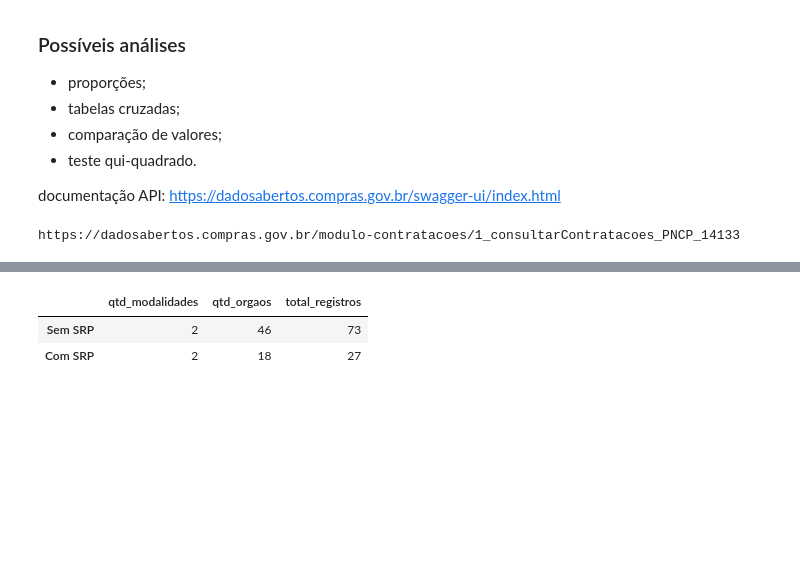
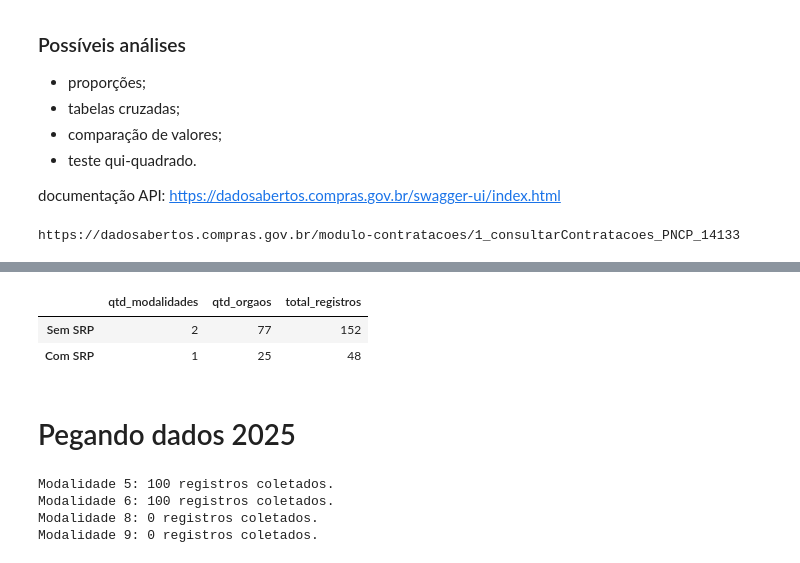
Before and after one commit to VictorLapaDev/Faculdade, a Jupyter notebook: 2-Semestre/4 Feira - Arquitetura de Dados/26.09.09/notebook.ipynb, the cells around one changed output, grey strips where cells are left out. Drawn from its saved outputs; the diff is of its cells as text; code cells hidden in the pictures; blank space fills up the shorter version.

```diff
--- a/2-Semestre/4 Feira - Arquitetura de Dados/26.09.09/notebook.ipynb
+++ b/2-Semestre/4 Feira - Arquitetura de Dados/26.09.09/notebook.ipynb
@@ -65,9 +67,9 @@ def extrair_registros(json_resposta):
 for modalidade in modalidades:
     params = {
         "pagina": 1,
-        "tamanhoPagina": 50,
-        "dataPublicacaoPncpInicial": "2025-01-01",
-        "dataPublicacaoPncpFinal": "2025-12-31",
+        "tamanhoPagina": 100,
+        "dataPublicacaoPncpInicial": "2024-01-01",
+        "dataPublicacaoPncpFinal": "2024-12-31",
         "codigoModalidade": modalidade
     }
 
@@ -124,5 +94,5 @@ Quantidade de registros encontrados: 0
 # %%
-print("JSON retornado:", registros)
-df = pd.json_normalize(registros)
-df.head()
+# print("JSON retornado:", registros)
+df_24 = pd.json_normalize(todos_registros)
+df_24.head()
 # %% [output]
@@ -191,15 +197,17 @@ df_resumido.head(10)
 # %%
 # GroupBy agregando com nunique (únicos) e count (total de registros)
-df_qnt_modalidade_orgao = df_resumido.groupby('srp').agg(
+df_qnt_modalidade_orgao_24 = df_24.groupby('srp').agg(
     qtd_modalidades=('modalidadeNome', 'nunique'),
     qtd_orgaos=('orgaoEntidadeRazaoSocial', 'nunique'),
     total_registros=('numeroCompra', 'count')
 )
 
 # Renomeia os índices para facilitar a leitura no relatório
-df_qnt_modalidade_orgao.index = ['Sem SRP', 'Com SRP']
-display(df_qnt_modalidade_orgao)
+df_qnt_modalidade_orgao_24.index = ['Sem SRP', 'Com SRP']
+display(df_qnt_modalidade_orgao_24)
 # %% [output]
 |  | qtd_modalidades | qtd_orgaos | total_registros |
-| Sem SRP | 2 | 46 | 73 |
-| Com SRP | 2 | 18 | 27 |
+| Sem SRP | 2 | 77 | 152 |
+| Com SRP | 1 | 25 | 48 |
+# %% [markdown]
+# Pegando dados 2025
@@ -205,0 +217,29 @@ display(df_qnt_modalidade_orgao)
+# %%
+
+for modalidade in modalidades:
+    params = {
+        "pagina": 1,
+        "tamanhoPagina": 100,
+        "dataPublicacaoPncpInicial": "2025-01-01",
+        "dataPublicacaoPncpFinal": "2025-12-31",
+        "codigoModalidade": modalidade
+    }
+
+    resposta = requests.get(
+        url,
+        params=params,
+        timeout=60
+        )
+
+    if resposta.status_code == 200:
+        dados = resposta.json()
+        registros = extrair_registros(dados)
+        todos_registros.extend(registros)
+        print(
+            f"Modalidade {modalidade}: {len(registros)} registros coletados."
+        )
+# %% [output]
+Modalidade 5: 100 registros coletados.
+Modalidade 6: 100 registros coletados.
+Modalidade 8: 0 registros coletados.
+Modalidade 9: 0 registros coletados.
```
Also changed, not shown: parts of 17 cells of this notebook.
